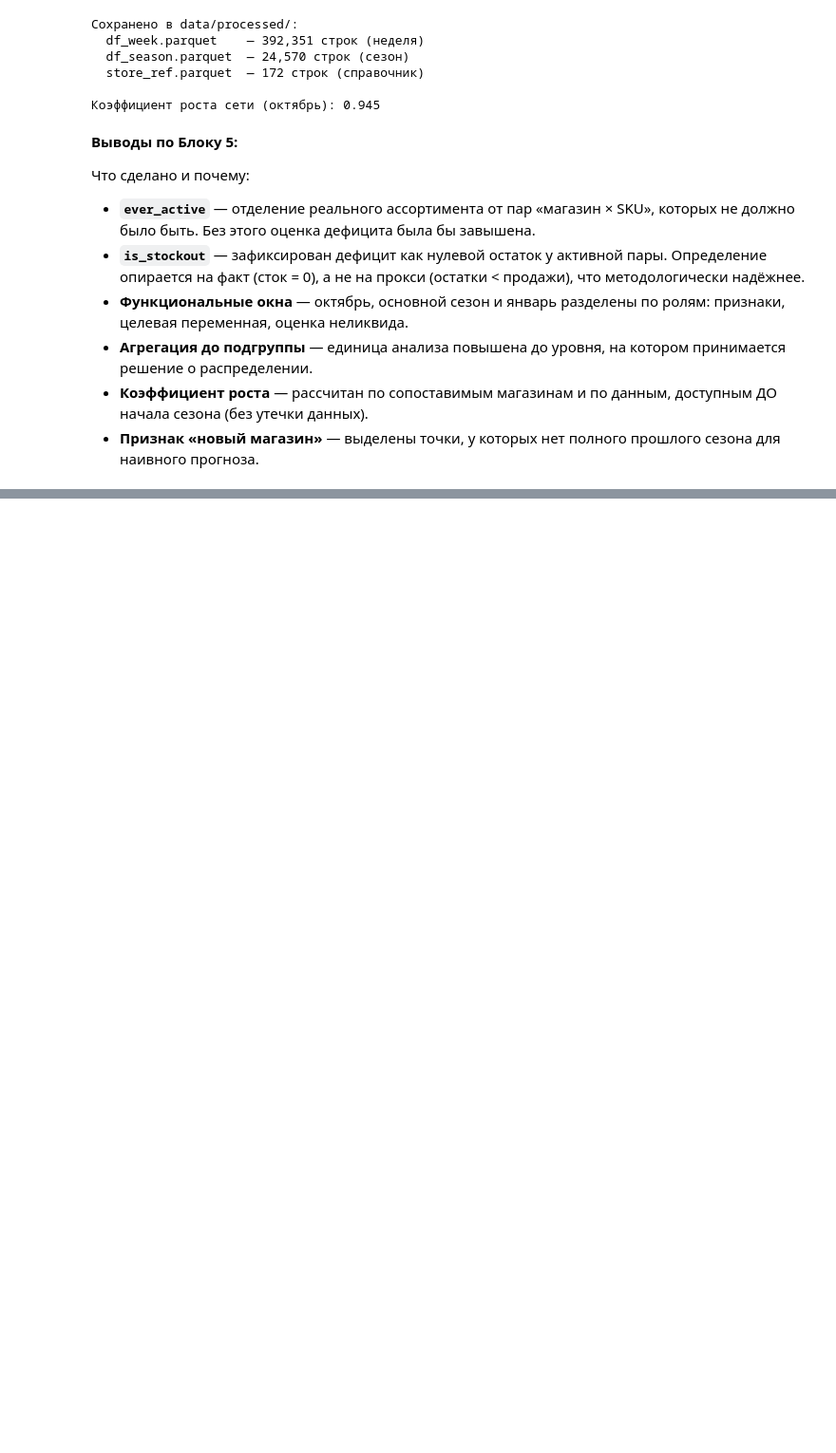
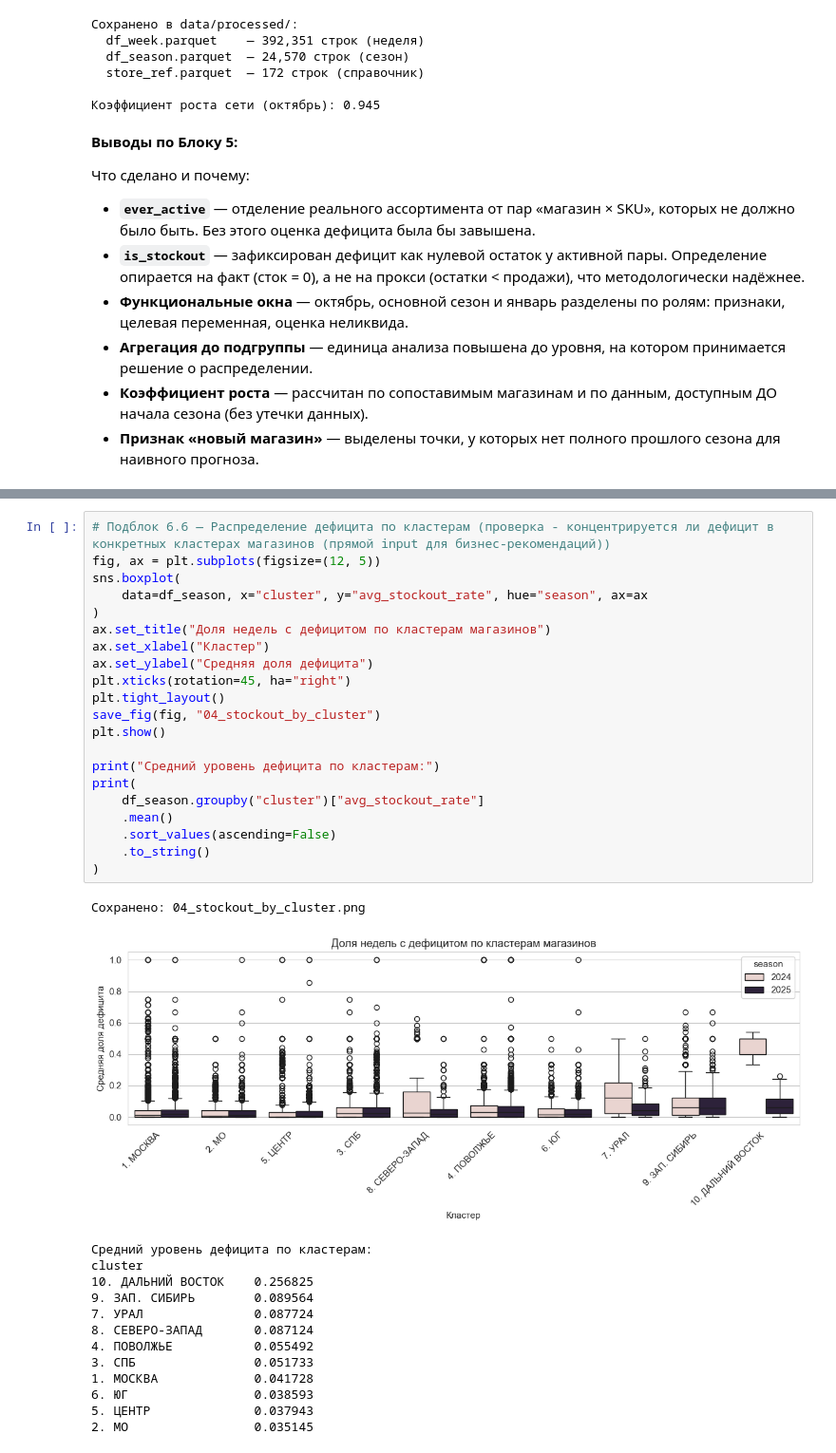
Before and after one commit to AnastasiyaEremina/final_project_hse_eremina, a Jupyter notebook: notebooks/code0908.ipynb, the cells around one changed output, grey strips where cells are left out. Shown at 95% size. Cells and saved outputs as stored; diff of their text form; blank space fills up the shorter version.

```diff
--- a/notebooks/code0908.ipynb
+++ b/notebooks/code0908.ipynb
@@ -641,0 +802,36 @@ print(f"\nКоэффициент роста сети (октябрь): {growth_c
+# %%
+# Подблок 6.6 — Распределение дефицита по кластерам (проверка - концентрируется ли дефицит в конкретных кластерах магазинов (прямой input для бизнес-рекомендаций))
+fig, ax = plt.subplots(figsize=(12, 5))
+sns.boxplot(
+    data=df_season, x="cluster", y="avg_stockout_rate", hue="season", ax=ax
+)
+ax.set_title("Доля недель с дефицитом по кластерам магазинов")
+ax.set_xlabel("Кластер")
+ax.set_ylabel("Средняя доля дефицита")
+plt.xticks(rotation=45, ha="right")
+plt.tight_layout()
+save_fig(fig, "04_stockout_by_cluster")
+plt.show()
+
+print("Средний уровень дефицита по кластерам:")
+print(
+    df_season.groupby("cluster")["avg_stockout_rate"]
+    .mean()
+    .sort_values(ascending=False)
+    .to_string()
+)
+# %% [output]
+Сохранено: 04_stockout_by_cluster.png
+[figure, added]
+Средний уровень дефицита по кластерам:
+cluster
+10. ДАЛЬНИЙ ВОСТОК    0.256825
+9. ЗАП. СИБИРЬ        0.089564
+7. УРАЛ               0.087724
+8. СЕВЕРО-ЗАПАД       0.087124
+4. ПОВОЛЖЬЕ           0.055492
+3. СПБ                0.051733
+1. МОСКВА             0.041728
+6. ЮГ                 0.038593
+5. ЦЕНТР              0.037943
+2. МО                 0.035145
```
Also changed, not shown: parts of 40 cells of this notebook, 7 other files.
